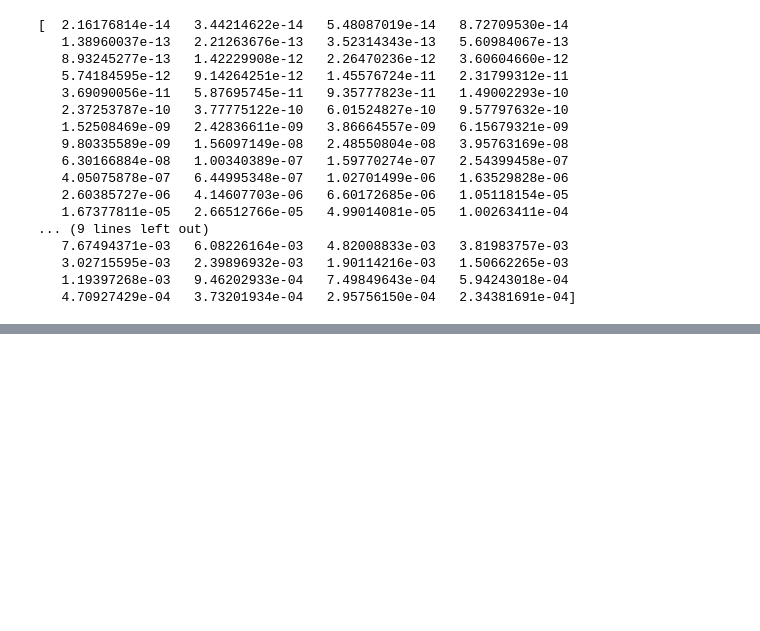
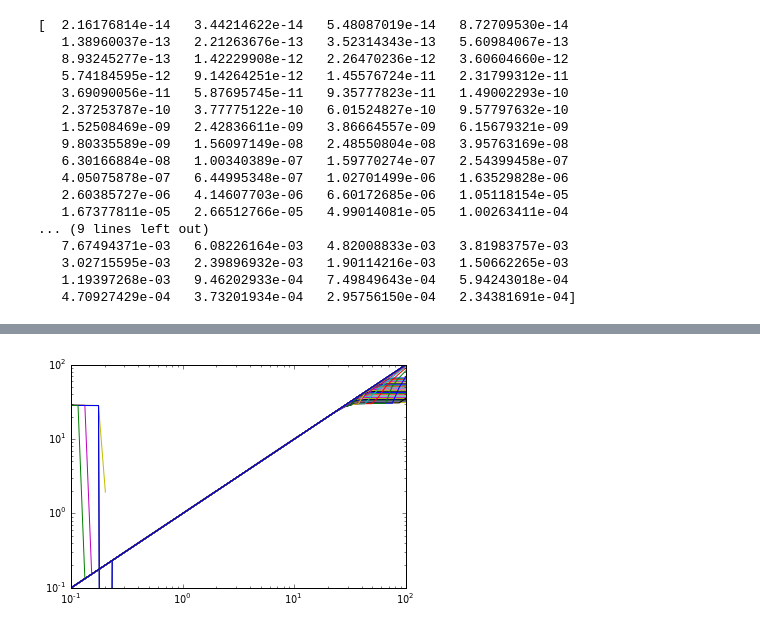
Before and after one commit to apiso/Thesis, a Jupyter notebook: python/CO_plots.ipynb, the cells around one changed output, grey strips where cells are left out. Saved outputs shown, nothing was run; the diff lists cells and outputs as text; code cells hidden in the pictures; blank space fills up the shorter version.

```diff
--- a/python/CO_plots.ipynb
+++ b/python/CO_plots.ipynb
@@ -209,3 +198,21 @@ print Re
    3.02715595e-03   2.39896932e-03   1.90114216e-03   1.50662265e-03
    1.19397268e-03   9.46202933e-04   7.49849643e-04   5.94243018e-04
    4.70927429e-04   3.73201934e-04   2.95756150e-04   2.34381691e-04]
+# %%
+a = logspace(-1, 2, 50)
+s = logspace(-3, 8, 50)
+
+darray = np.ndarray(shape = (len(s), len(a)), dtype = float)
+
+for i in range(len(s)):
+    for j in range(len(a)):
+        darray[i, j] = rf(a[j], s[i], 18, 5800, rhos = 2.0, mu = 2.3, Sigma0 = 2e3, betaS = 1., npts = 1e5, nptsin = 1e4, vphi = 1)
+# %%
+a = logspace(-1, 2, 50)
+s = logspace(-3, 8, 50)
+
+darrayCO2 = np.ndarray(shape = (len(s), len(a)), dtype = float)
+
+for i in range(len(s)):
+    for j in range(len(a)):
+        darrayCO2[i, j] = rf(a[j], s[i], 44, 2000, rhos = 2.0, mu = 2.3, Sigma0 = 2e3, betaS = 1., npts = 1e6, nptsin = 1e5, vphi = 1)
@@ -212,2 +267,8 @@ print Re
+# %%
+for i in range(len(s)):
+    plt.loglog(a, darrayCO[i])
+    plt.ylim(ymin = 0.1)
+# %% [output]
+[figure, added]
 # %%
 #reload(rf)
```
Also changed, not shown: parts of 21 cells of this notebook, 54 other files.
